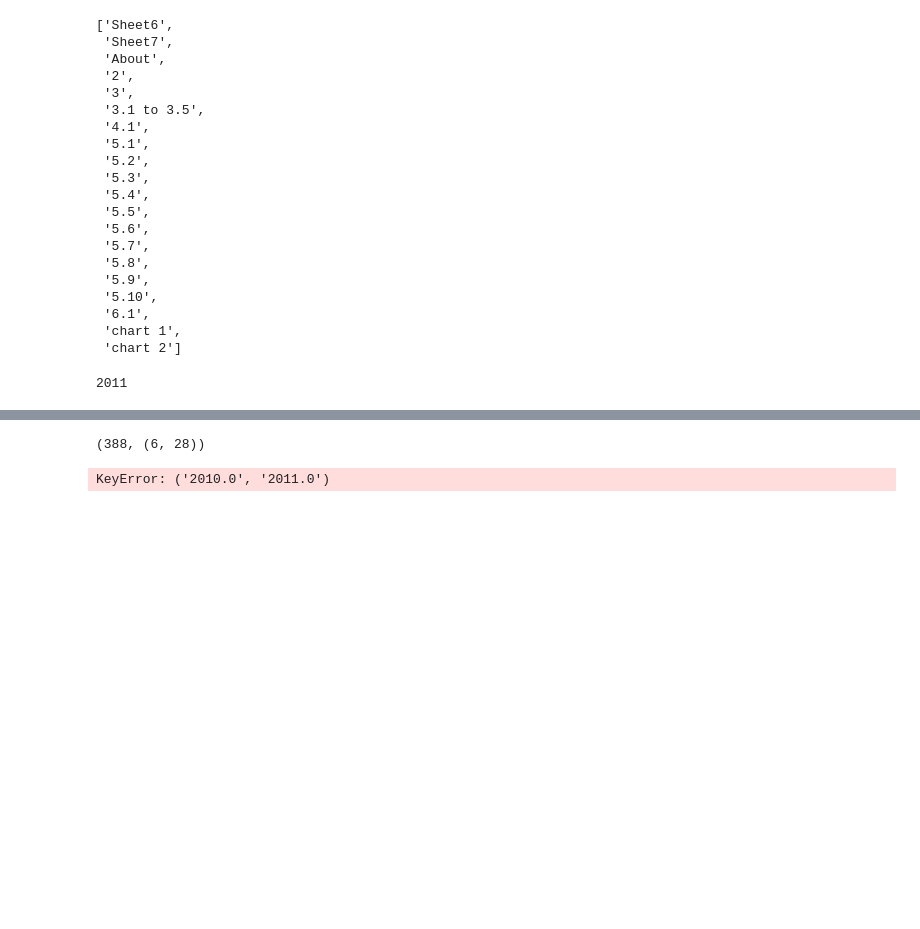
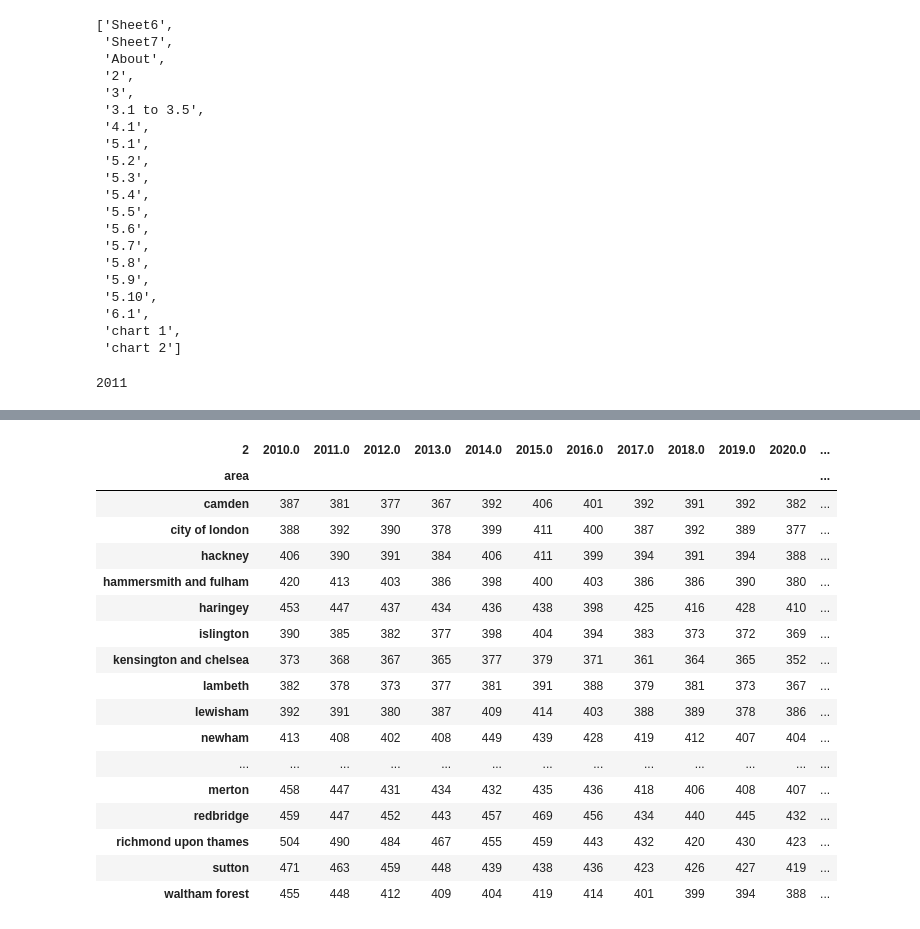
Before and after one commit to bendthompson/london-fires, a Jupyter notebook: notebooks/exploratory_notebook.ipynb, the cells around one changed output, grey strips where cells are left out. Cells and saved outputs as stored; diff of their text form; code cells hidden in the pictures; blank space fills up the shorter version.

Commit message:
changed index column and applied tmetosecs function

```diff
--- a/notebooks/exploratory_notebook.ipynb
+++ b/notebooks/exploratory_notebook.ipynb
@@ -77,6 +77,7 @@ totalsdf
 # %%
 df.drop(df.index[df['area'].isin(['london total', 'inner london', 'outer london'])], inplace=True) #remove total rows
 df.reset_index(drop=True, inplace=True)
+df.set_index('area', drop=True, inplace=True)
 # %%
 df
 # %% [output]
@@ -108,8 +108,23 @@ time = df.iloc[1,1]
-# %%
-timetosecs(time),timetominsecs(time)
-# %% [output]
-(388, (6, 28))
-# %%
-df['2010.0','2011.0']
-# %% [output]
-KeyError: ('2010.0', '2011.0')
+# %%
+df = df.applymap(timetosecs)
+# %%
+df
+# %% [output]
+| 2 | 2010.0 | 2011.0 | 2012.0 | 2013.0 | 2014.0 | 2015.0 | 2016.0 | 2017.0 | 2018.0 | 2019.0 | 2020.0 | ... |
+| area |  |  |  |  |  |  |  |  |  |  |  | ... |
+| camden | 387 | 381 | 377 | 367 | 392 | 406 | 401 | 392 | 391 | 392 | 382 | ... |
+| city of london | 388 | 392 | 390 | 378 | 399 | 411 | 400 | 387 | 392 | 389 | 377 | ... |
+| hackney | 406 | 390 | 391 | 384 | 406 | 411 | 399 | 394 | 391 | 394 | 388 | ... |
+| hammersmith and fulham | 420 | 413 | 403 | 386 | 398 | 400 | 403 | 386 | 386 | 390 | 380 | ... |
+| haringey | 453 | 447 | 437 | 434 | 436 | 438 | 398 | 425 | 416 | 428 | 410 | ... |
+| islington | 390 | 385 | 382 | 377 | 398 | 404 | 394 | 383 | 373 | 372 | 369 | ... |
+| kensington and chelsea | 373 | 368 | 367 | 365 | 377 | 379 | 371 | 361 | 364 | 365 | 352 | ... |
+| lambeth | 382 | 378 | 373 | 377 | 381 | 391 | 388 | 379 | 381 | 373 | 367 | ... |
+| lewisham | 392 | 391 | 380 | 387 | 409 | 414 | 403 | 388 | 389 | 378 | 386 | ... |
+| newham | 413 | 408 | 402 | 408 | 449 | 439 | 428 | 419 | 412 | 407 | 404 | ... |
+| ... | ... | ... | ... | ... | ... | ... | ... | ... | ... | ... | ... | ... |
+| merton | 458 | 447 | 431 | 434 | 432 | 435 | 436 | 418 | 406 | 408 | 407 | ... |
+| redbridge | 459 | 447 | 452 | 443 | 457 | 469 | 456 | 434 | 440 | 445 | 432 | ... |
+| richmond upon thames | 504 | 490 | 484 | 467 | 455 | 459 | 443 | 432 | 420 | 430 | 423 | ... |
+| sutton | 471 | 463 | 459 | 448 | 439 | 438 | 436 | 423 | 426 | 427 | 419 | ... |
+| waltham forest | 455 | 448 | 412 | 409 | 404 | 419 | 414 | 401 | 399 | 394 | 388 | ... |
```
Also changed, not shown: parts of 2 cells of this notebook.
